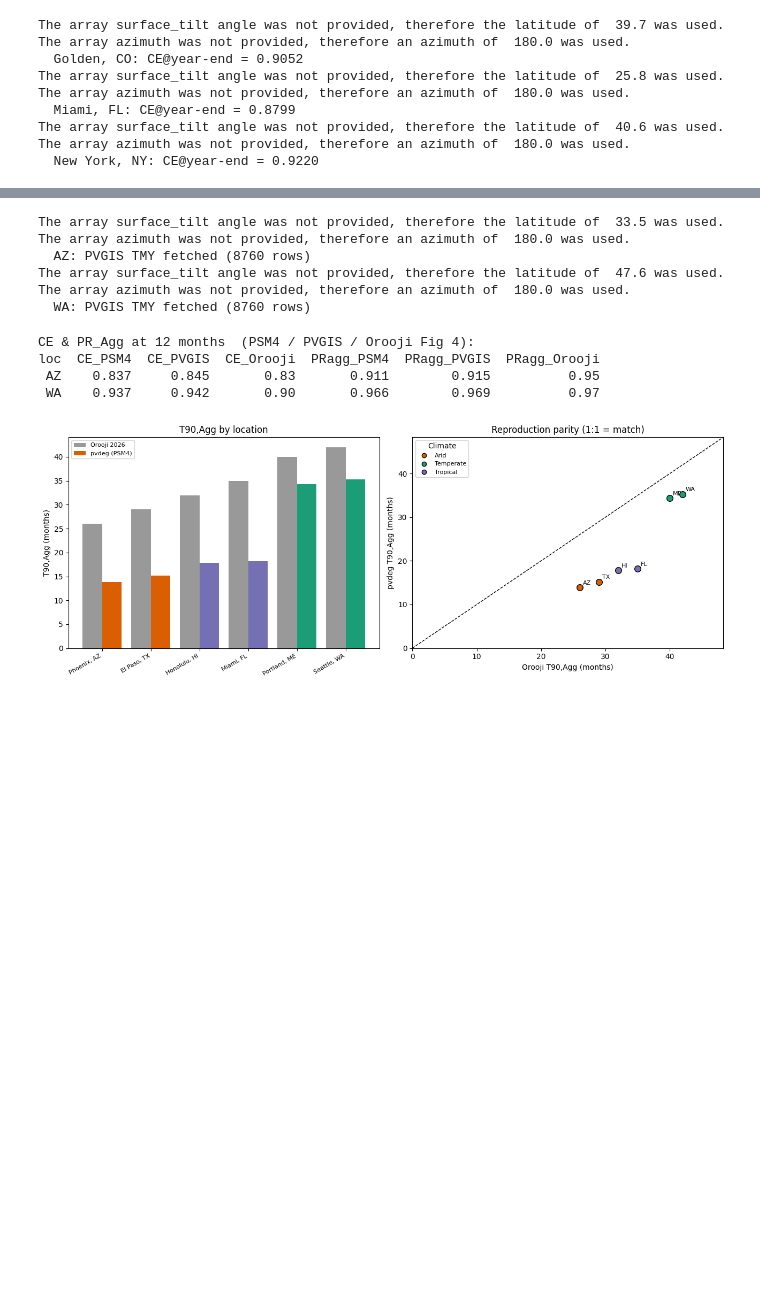
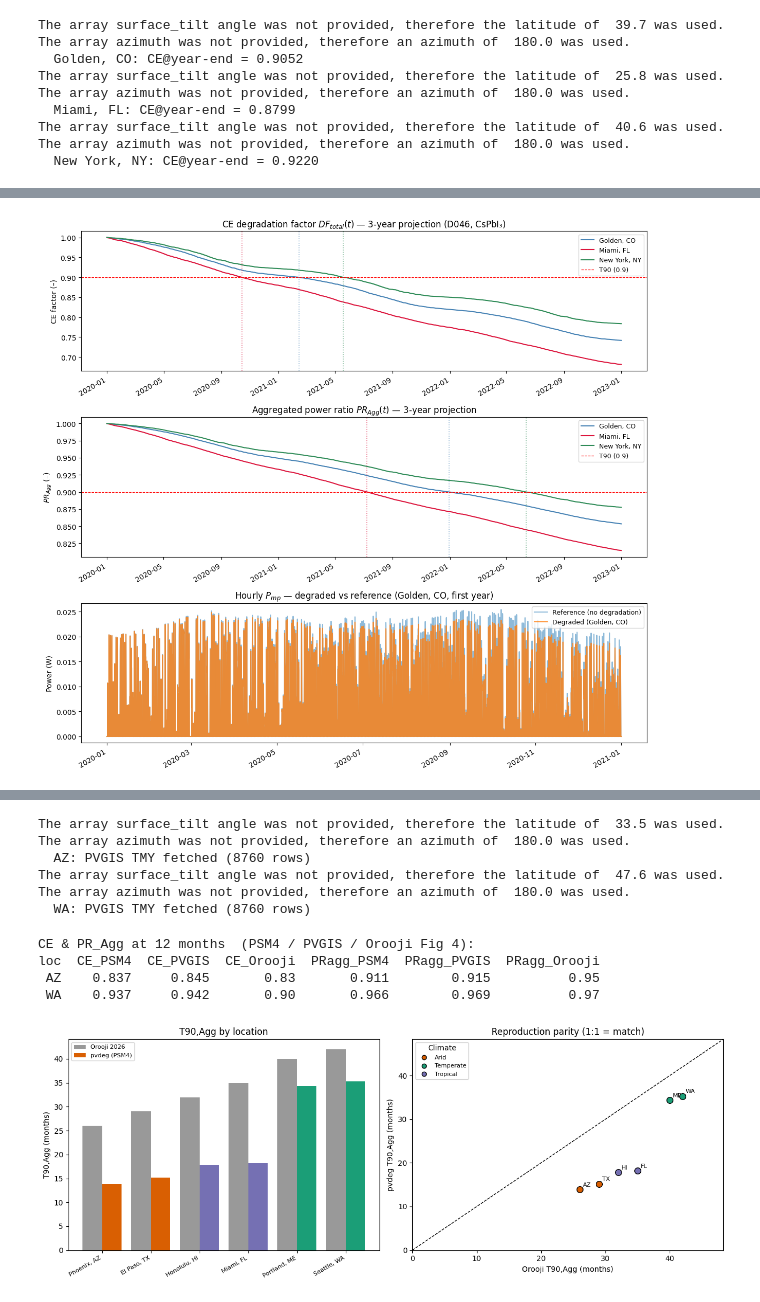
Before and after one commit to NatLabRockies/PVDegradationTools, a Jupyter notebook: tutorials/04_scenario/06_scenario_perovskite_ey.ipynb, the cells around one changed output, grey strips where cells are left out. Cells and saved outputs as stored; diff of their text form; code cells hidden in the pictures; blank space fills up the shorter version.

Commit message:
combine S4+5 to retain multiyear only

```diff
--- a/tutorials/04_scenario/06_scenario_perovskite_ey.ipynb
+++ b/tutorials/04_scenario/06_scenario_perovskite_ey.ipynb
@@ -179,6 +190,14 @@ for loc in LOCATIONS:
         name="ce_factor",
         depends_on={"poa": "poa"},
     )
+    # Converging job: energy yield consumes three upstream outputs at once.
+    # weather_df and meta are injected by the Scenario; TOP_CELL_PARAM supplies
+    # the diode parameters. degraded_power_ratio returns a dict
+    sc.addJob(
+        func=(pvdeg.degradation.degraded_power_ratio, TOP_CELL_PARAM),
+        name="ey",
+        depends_on={"poa": "poa", "temp_cell": "temp_mod", "ce_factor": "ce_factor"},
+    )
     sc.run()
     scenarios[loc] = sc
     print(f"  {loc}: CE@year-end = {sc.results['ce_factor'].iloc[-1]:.4f}")
@@ -188,6 +207,7 @@ s = scenarios["Golden, CO"]
 ce_factor = s.results["ce_factor"]
 poa_df = s.results["poa"]
 temp_mod = s.results["temp_mod"]
+ey = s.results["ey"]  # dict: PR_Agg, T90_Agg_hours, power_degraded, power_reference
 # %% [output]
 The array surface_tilt angle was not provided, therefore the latitude of  39.7 was used.
 The array azimuth was not provided, therefore an azimuth of  180.0 was used.
@@ -310,58 +333,43 @@ continuously, so the full N-year series is passed as a single concatenated input
 # %%
-N_YEARS = 3  # increase if no location reaches T_THRESHOLD within the window
+fig, axes = plt.subplots(3, 1, figsize=(12, 11))
 
+# Panel 1: CE degradation factor DF_total(t) — all locations + T90 crossings
+for loc, ce in ce_multiyear.items():
+    ce.plot(ax=axes[0], label=loc, color=_colors[loc])
+    t_idx = ce[ce <= T_THRESHOLD].index
+    if len(t_idx):
+        axes[0].axvline(t_idx[0], color=_colors[loc], ls=":", alpha=0.6, lw=1.2)
+axes[0].axhline(
+    T_THRESHOLD, color="red", ls="--", lw=0.9, label=f"{T_LABEL} ({T_THRESHOLD})"
+)
+axes[0].set_ylabel("CE factor (–)")
+axes[0].set_title(
+    f"CE degradation factor $DF_{{total}}(t)$ — {N_YEARS}-year projection (D046, CsPbI₃)"
+)
+axes[0].legend(fontsize=9, loc="upper right")
 
-def make_multiyear(df, n_years, start_year=2020):
-    """Tile a 1-year weather DataFrame across n_years by shifting the year index."""
-    frames = []
-    for y in range(n_years):
-        yr = start_year + y
-        f = df.copy()
-        f.index = f.index.map(lambda ts, _yr=yr: ts.replace(year=_yr))
-        frames.append(f)
-    return pd.concat(frames).sort_index()
+# Panel 2: Aggregated power ratio PR_Agg(t) — all locations + T90,Agg crossings
+for loc, pr in pr_multiyear.items():
+    pr.plot(ax=axes[1], label=loc, color=_colors[loc])
+    t_idx = pr[pr <= T_THRESHOLD].index
+    if len(t_idx):
+        axes[1].axvline(t_idx[0], color=_colors[loc], ls=":", alpha=0.6, lw=1.2)
+axes[1].axhline(
+    T_THRESHOLD, color="red", ls="--", lw=0.9, label=f"{T_LABEL} ({T_THRESHOLD})"
+)
+axes[1].set_ylabel("$PR_{Agg}$ (–)")
+axes[1].set_title(f"Aggregated power ratio $PR_{{Agg}}(t)$ — {N_YEARS}-year projection")
+axes[1].legend(fontsize=9, loc="upper right")
 
+# Panel 3: Hourly power — degraded vs reference (Golden, first year for readability)
+_gold = ey_local["Golden, CO"]
+_p_ref, _p_deg = _gold["power_reference"], _gold["power_degraded"]
+_first_year = _p_ref.index < _p_ref.index[0] + pd.DateOffset(years=1)
+_p_ref[_first_year].plot(ax=axes[2], label="Reference (no degradation)", alpha=0.5)
+_p_deg[_first_year].plot(ax=axes[2], label="Degraded (Golden, CO)", alpha=0.8)
+axes[2].set_ylabel("Power (W)")
+axes[2].set_title("Hourly $P_{mp}$ — degraded vs reference (Golden, CO, first year)")
+axes[2].legend(fontsize=9)
 
-def run_ce_multiyear(wdf, mt, n_years=N_YEARS):
-    """Run POA → CE factor on tiled N-year weather (no EY calculation).
-
-    Passes explicit tilt (|latitude|) and south-facing azimuth (180°) to suppress
-    the poa_irradiance default-assumption warning.
-    Job folders go to pvdeg.config.SCENARIO_OUTPUT_PATH (set in the imports cell).
-    """
-    wdf_ny = make_multiyear(wdf, n_years)
-    tilt = abs(mt["latitude"])
-    sc = pvdeg.Scenario(name="ce-multiyear", weather_data=wdf_ny, meta_data=mt)
-    sc.addJob(
-        func=(
-            pvdeg.spectral.poa_irradiance,
-            {
-                "surface_tilt": tilt,
-                "surface_azimuth": 180.0,
-            },
-        ),
-        name="poa",
-    )
-    sc.addJob(
-        func=(pvdeg.degradation.perovskite_degradation_factor, {"parameters": d046}),
-        name="ce_factor",
-        depends_on={"poa": "poa"},
-    )
-    sc.run()
-    return sc.results["ce_factor"]
-
-
-print(
-    f"Running {N_YEARS}-year CE projection for all locations  (threshold = {T_LABEL})..."
-)
-ce_multiyear = {}
-for loc in LOCATIONS:
-    print(f"  {loc}...", end="  ")
-    ce_multiyear[loc] = run_ce_multiyear(all_weather[loc], all_meta[loc])
-    t_idx = ce_multiyear[loc][ce_multiyear[loc] <= T_THRESHOLD].index
-    if len(t_idx):
-        t_months = (t_idx[0] - ce_multiyear[loc].index[0]).days / 30.44
-        print(f"{T_LABEL} at {t_months:.1f} months")
-    else:
-        print(f"{T_LABEL} not reached in {N_YEARS} years")
+fig.tight_layout()
 # %% [output]
@@ -377,0 +376 @@ T90 at 16.5 months
+[figure, added]
```
Also changed, not shown: parts of 11 cells of this notebook, 1 other file.
